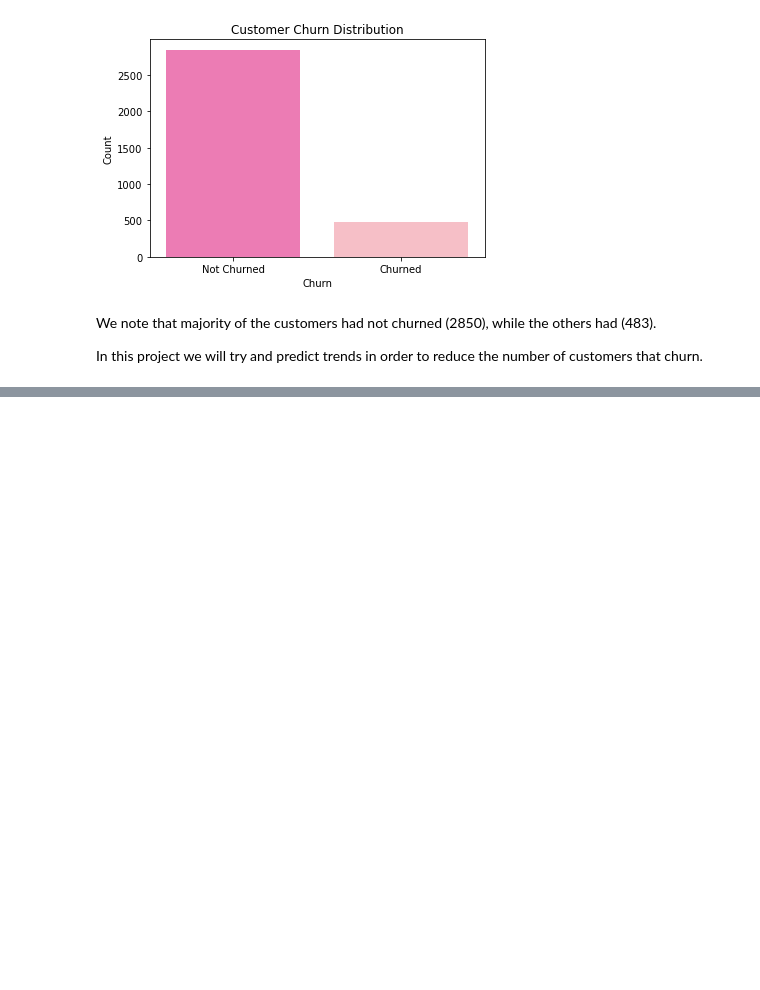
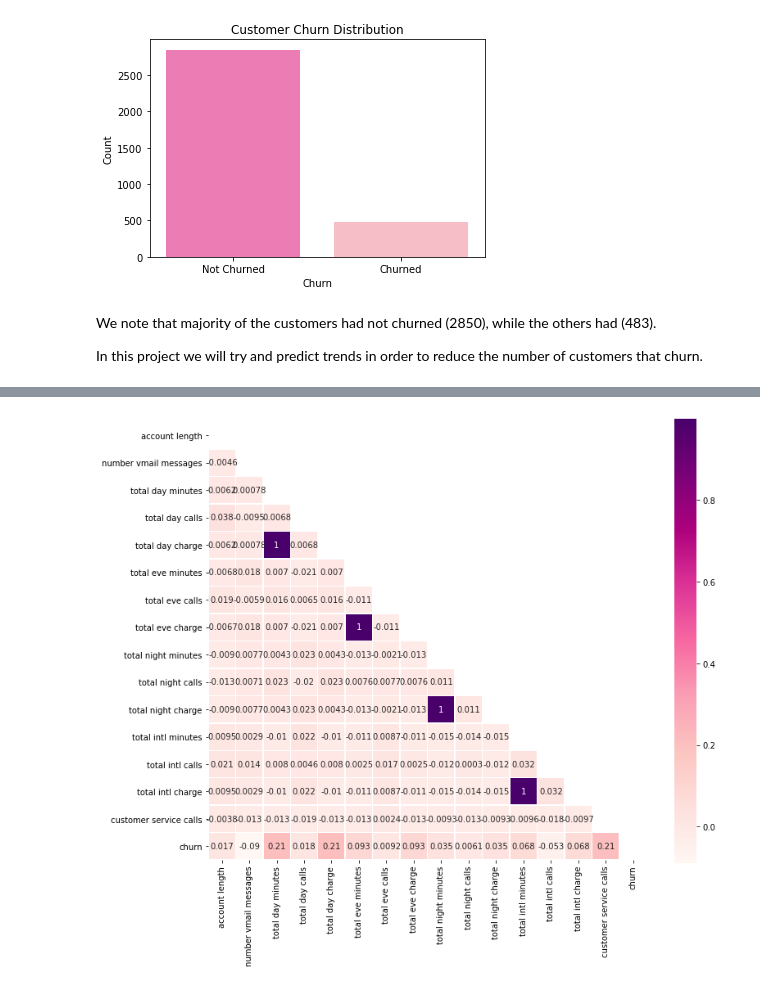
Before and after one commit to stellacherotich/Customer-Churn-Prediction, a Jupyter notebook: eda1.ipynb, the cells around one changed output, grey strips where cells are left out. Saved outputs shown, nothing was run; the diff lists cells and outputs as text; code cells hidden in the pictures; blank space fills up the shorter version.

```diff
--- a/eda1.ipynb
+++ b/eda1.ipynb
@@ -140,0 +235,8 @@ In this project we will try and predict trends in order to reduce the number of
+# %%
+# Display as a heat map
+#using a heatmap to show correlation
+fig, ax = plt.subplots(figsize=(12,10))
+mask = np.triu(np.ones_like(df.corr(), dtype=bool))
+sns.heatmap(df.corr(), linewidths=0.5, mask=mask, square=True, ax=ax, annot=True, cmap="RdPu");
+# %% [output]
+[figure, added]
```
Also changed, not shown: parts of 7 cells of this notebook.
